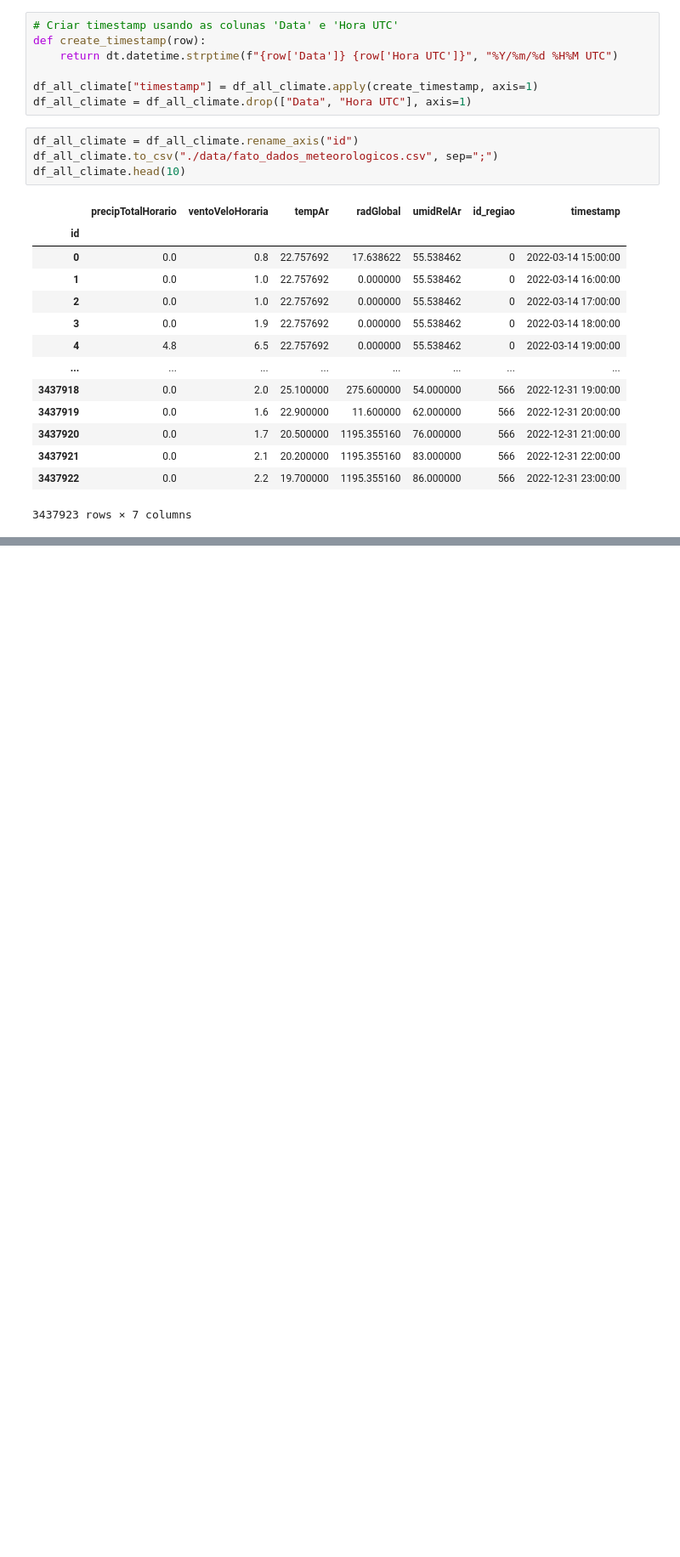
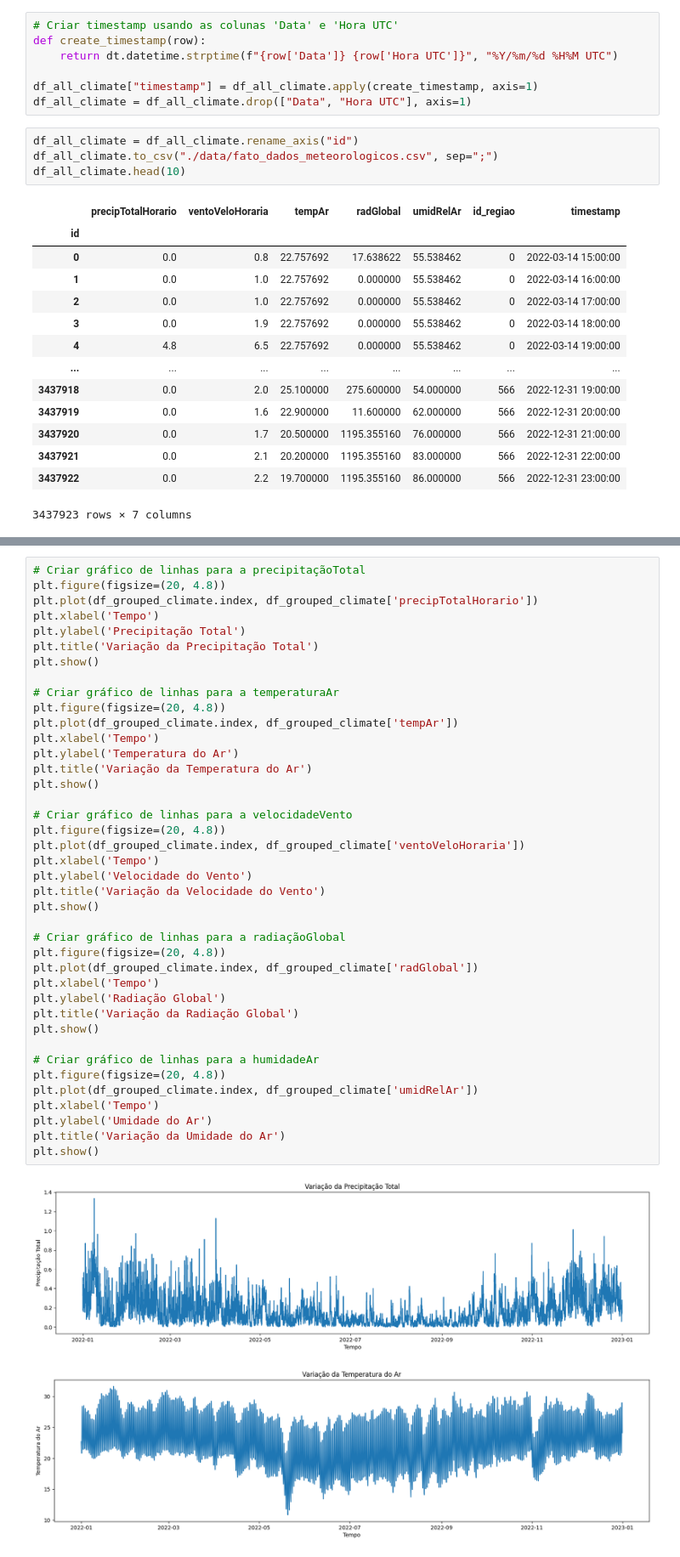
Before and after one commit to TiagoRCunha/pi-03-relacao-energia-condicao-climatica, a Jupyter notebook: climate.ipynb, the cells around one changed output, grey strips where cells are left out. Shown at 85% size. Saved outputs shown, nothing was run; the diff lists cells and outputs as text; blank space fills up the shorter version.

Commit message:
consertar arquivo climate.ipynb

```diff
--- a/climate.ipynb
+++ b/climate.ipynb
@@ -49 +177,44 @@ df_grouped_climate
 8760 rows × 6 columns
+# %%
+# Criar gráfico de linhas para a precipitaçãoTotal
+plt.figure(figsize=(20, 4.8))
+plt.plot(df_grouped_climate.index, df_grouped_climate['precipTotalHorario'])
+plt.xlabel('Tempo')
+plt.ylabel('Precipitação Total')
+plt.title('Variação da Precipitação Total')
+plt.show()
+
+# Criar gráfico de linhas para a temperaturaAr
+plt.figure(figsize=(20, 4.8))
+plt.plot(df_grouped_climate.index, df_grouped_climate['tempAr'])
+plt.xlabel('Tempo')
+plt.ylabel('Temperatura do Ar')
+plt.title('Variação da Temperatura do Ar')
+plt.show()
+
+# Criar gráfico de linhas para a velocidadeVento
+plt.figure(figsize=(20, 4.8))
+plt.plot(df_grouped_climate.index, df_grouped_climate['ventoVeloHoraria'])
+plt.xlabel('Tempo')
+plt.ylabel('Velocidade do Vento')
+plt.title('Variação da Velocidade do Vento')
+plt.show()
+
+# Criar gráfico de linhas para a radiaçãoGlobal
+plt.figure(figsize=(20, 4.8))
+plt.plot(df_grouped_climate.index, df_grouped_climate['radGlobal'])
+plt.xlabel('Tempo')
+plt.ylabel('Radiação Global')
+plt.title('Variação da Radiação Global')
+plt.show()
+
+# Criar gráfico de linhas para a humidadeAr
+plt.figure(figsize=(20, 4.8))
+plt.plot(df_grouped_climate.index, df_grouped_climate['umidRelAr'])
+plt.xlabel('Tempo')
+plt.ylabel('Umidade do Ar')
+plt.title('Variação da Umidade do Ar')
+plt.show()
+# %% [output]
+[figure, added]
+[figure, added]
```
Also changed, not shown: parts of 9 cells of this notebook.
